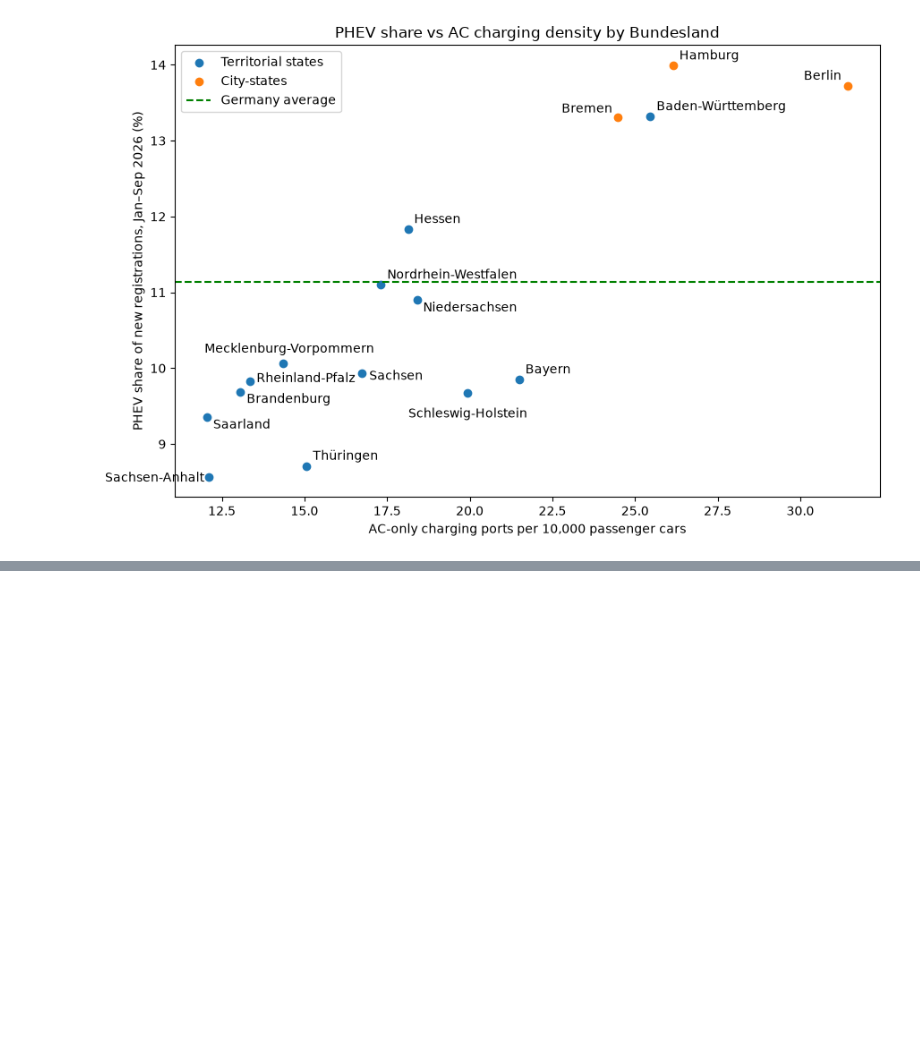
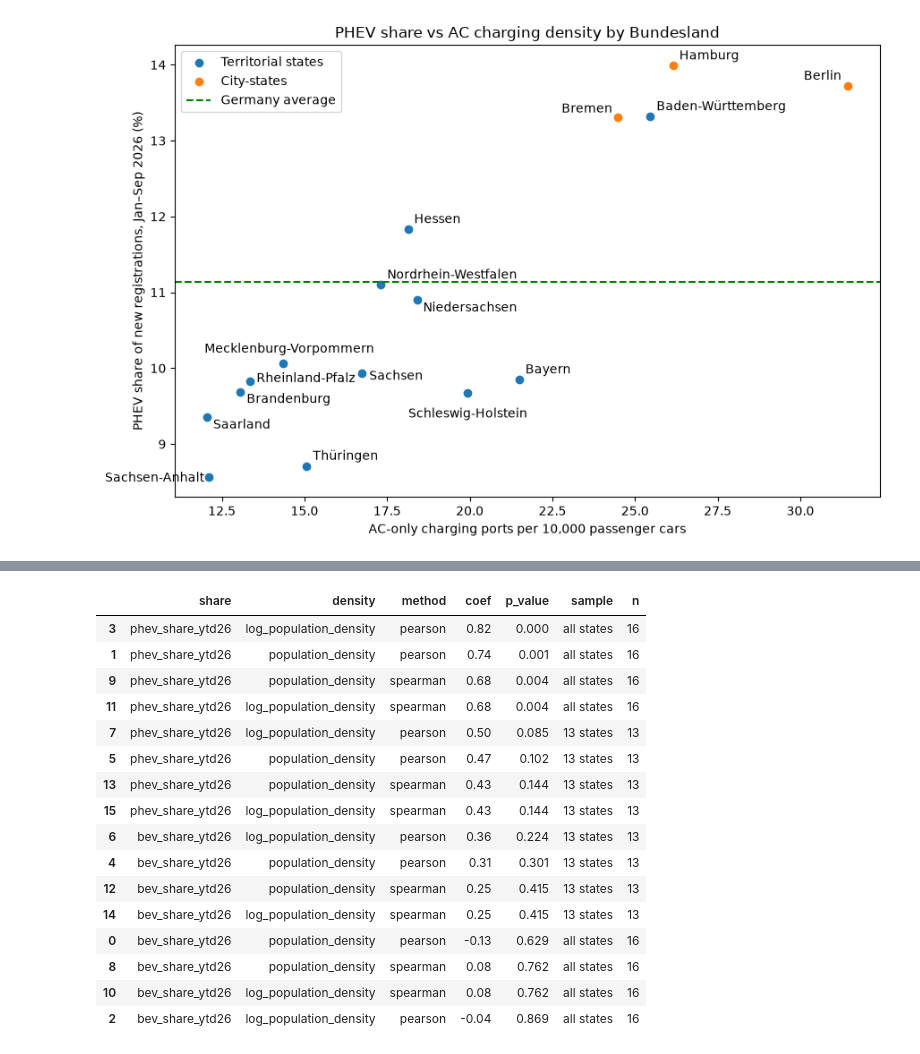
Before and after one commit to cankale/bmw-electric-vehicle-market-analysis, a Jupyter notebook: src/03_regional_analysis.ipynb, the cells around one changed output, grey strips where cells are left out. Drawn from its saved outputs; the diff is of its cells as text; code cells hidden in the pictures; blank space fills up the shorter version.

Commit message:
feat: add population density control and partial correlation to regional analysis

```diff
--- a/src/03_regional_analysis.ipynb
+++ b/src/03_regional_analysis.ipynb
@@ -241,6 +241,8 @@ for t in target_cols:
         regional_merged[f'{t}_per_{n}_{m}'] = regional_merged[t] / regional_merged[n] * m
 
 
+regional_merged['population_density'] = regional_merged['population'] / regional_merged['area_in_sqkm']
+regional_merged['log_population_density'] = np.log(regional_merged['population_density'])
 
 def plot_correlation(df, methods=('pearson', 'spearman'), label='all states'):
     for me in methods:
@@ -389,0 +414,32 @@ plt.show()
+# %%
+density_lst = []
+for met in ['pearson', 'spearman']:
+    for title, sample in result_dic.items():
+        ergebnis = p_test(sample, method=met,density_cols=['population_density', 'log_population_density'])
+        ergebnis['sample'] = title
+        ergebnis['n'] = len(sample)
+        density_lst.append(ergebnis)
+
+density_p_values = pd.concat(density_lst, ignore_index=True)
+
+display(
+    density_p_values.sort_values(by=['p_value', 'coef']).round({'coef': 2, 'p_value': 3})
+)
+# %% [output]
+|  | share | density | method | coef | p_value | sample | n |
+| 3 | phev_share_ytd26 | log_population_density | pearson | 0.82 | 0.000 | all states | 16 |
+| 1 | phev_share_ytd26 | population_density | pearson | 0.74 | 0.001 | all states | 16 |
+| 9 | phev_share_ytd26 | population_density | spearman | 0.68 | 0.004 | all states | 16 |
+| 11 | phev_share_ytd26 | log_population_density | spearman | 0.68 | 0.004 | all states | 16 |
+| 7 | phev_share_ytd26 | log_population_density | pearson | 0.50 | 0.085 | 13 states | 13 |
+| 5 | phev_share_ytd26 | population_density | pearson | 0.47 | 0.102 | 13 states | 13 |
+| 13 | phev_share_ytd26 | population_density | spearman | 0.43 | 0.144 | 13 states | 13 |
+| 15 | phev_share_ytd26 | log_population_density | spearman | 0.43 | 0.144 | 13 states | 13 |
+| 6 | bev_share_ytd26 | log_population_density | pearson | 0.36 | 0.224 | 13 states | 13 |
+| 4 | bev_share_ytd26 | population_density | pearson | 0.31 | 0.301 | 13 states | 13 |
+| 12 | bev_share_ytd26 | population_density | spearman | 0.25 | 0.415 | 13 states | 13 |
+| 14 | bev_share_ytd26 | log_population_density | spearman | 0.25 | 0.415 | 13 states | 13 |
+| 0 | bev_share_ytd26 | population_density | pearson | -0.13 | 0.629 | all states | 16 |
+| 8 | bev_share_ytd26 | population_density | spearman | 0.08 | 0.762 | all states | 16 |
+| 10 | bev_share_ytd26 | log_population_density | spearman | 0.08 | 0.762 | all states | 16 |
+| 2 | bev_share_ytd26 | log_population_density | pearson | -0.04 | 0.869 | all states | 16 |
```
Also changed, not shown: parts of 3 cells of this notebook.
